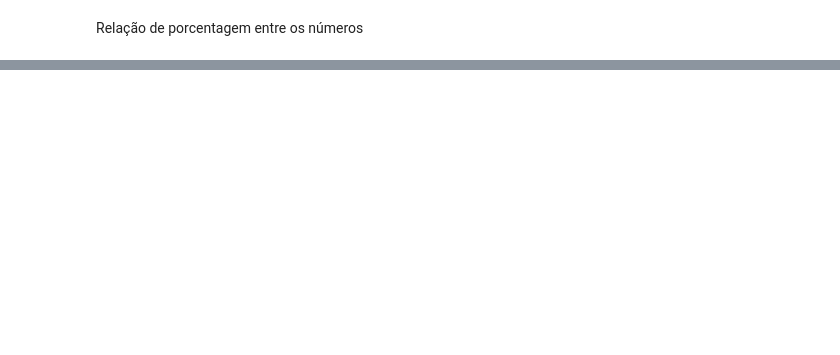
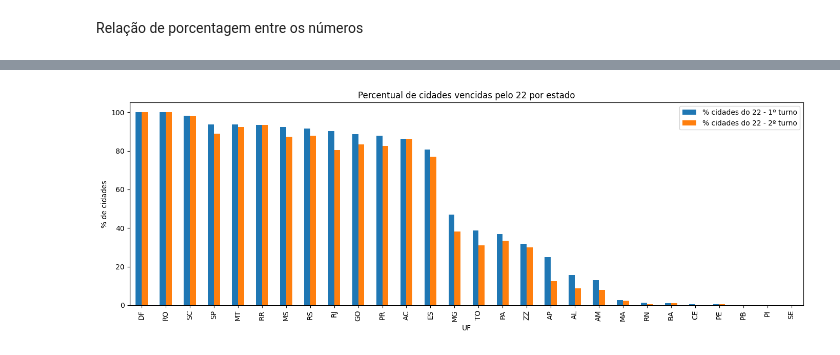
Before and after one commit to Arthxzs/Analise_Eleitoral_2026, a Jupyter notebook: Análise_votação.ipynb, the cells around one changed output, grey strips where cells are left out. Drawn from its saved outputs; the diff is of its cells as text; code cells hidden in the pictures; blank space fills up the shorter version.

```diff
--- a/Análise_votação.ipynb
+++ b/Análise_votação.ipynb
@@ -138,0 +386,6 @@ dtype: int64
+# %%
+pct_cidades_22 = pd.DataFrame({"% cidades do 22 - 1º turno": (mun_br["Vencedor_T1"] == 22).groupby(mun_br["SG_UF"]).mean() * 100,
+                               "% cidades do 22 - 2º turno": (mun_br["Vencedor_T2"] == 22).groupby(mun_br["SG_UF"]).mean() * 100})
+pct_cidades_22 = pct_cidades_22.sort_values("% cidades do 22 - 1º turno", ascending=False)
+
+display(pct_cidades_22.round(2))
@@ -138,0 +426,10 @@ dtype: int64
+# %%
+# Gráfico 2: percentual de cidades vencidas pelo 22, por estado, em cada turno
+pct_cidades_22.plot(kind="bar", figsize=(14, 5))
+plt.title("Percentual de cidades vencidas pelo 22 por estado")
+plt.ylabel("% de cidades")
+plt.xlabel("UF")
+plt.tight_layout()
+plt.show()
+# %% [output]
+[figure, added]
```
Also changed, not shown: parts of 27 cells of this notebook.
